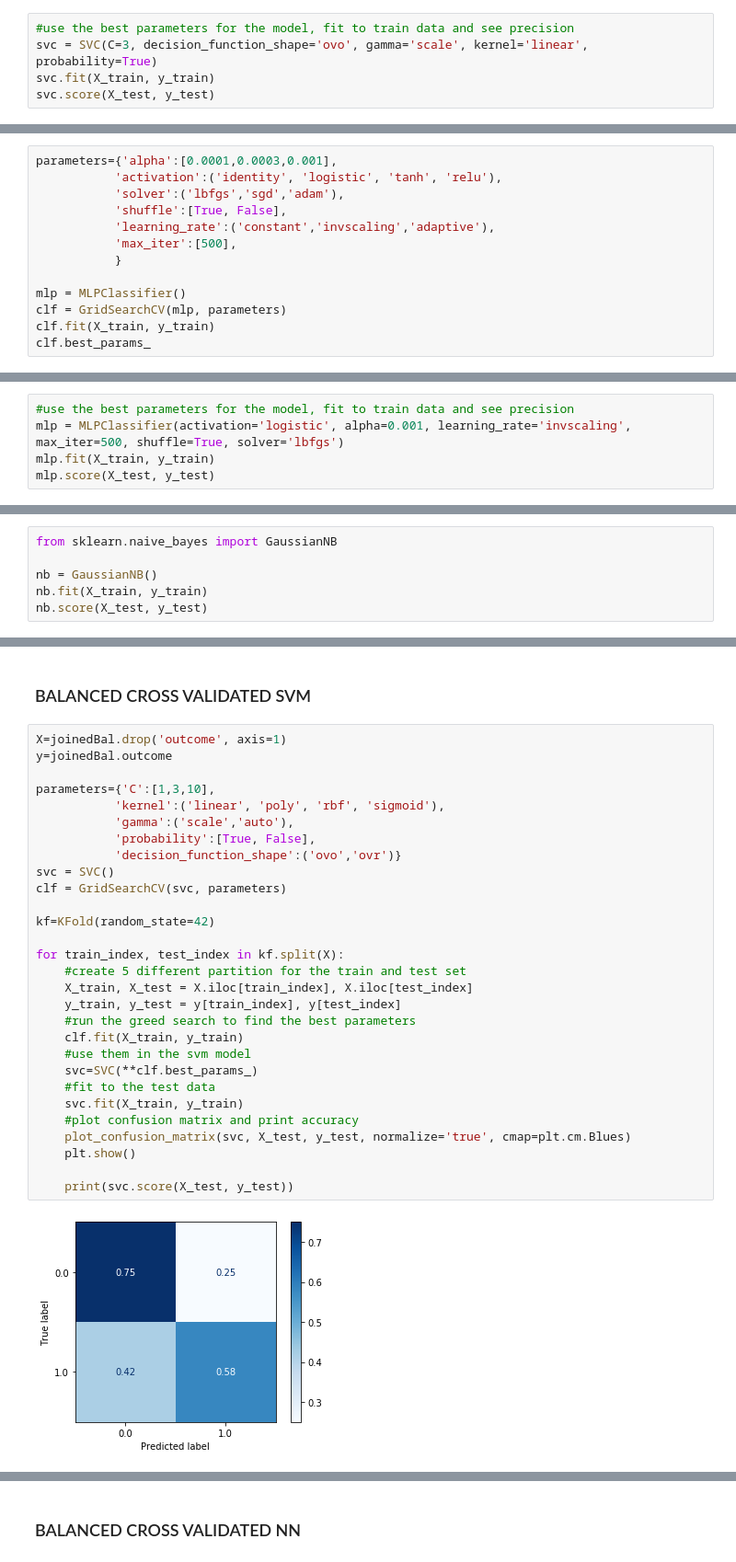
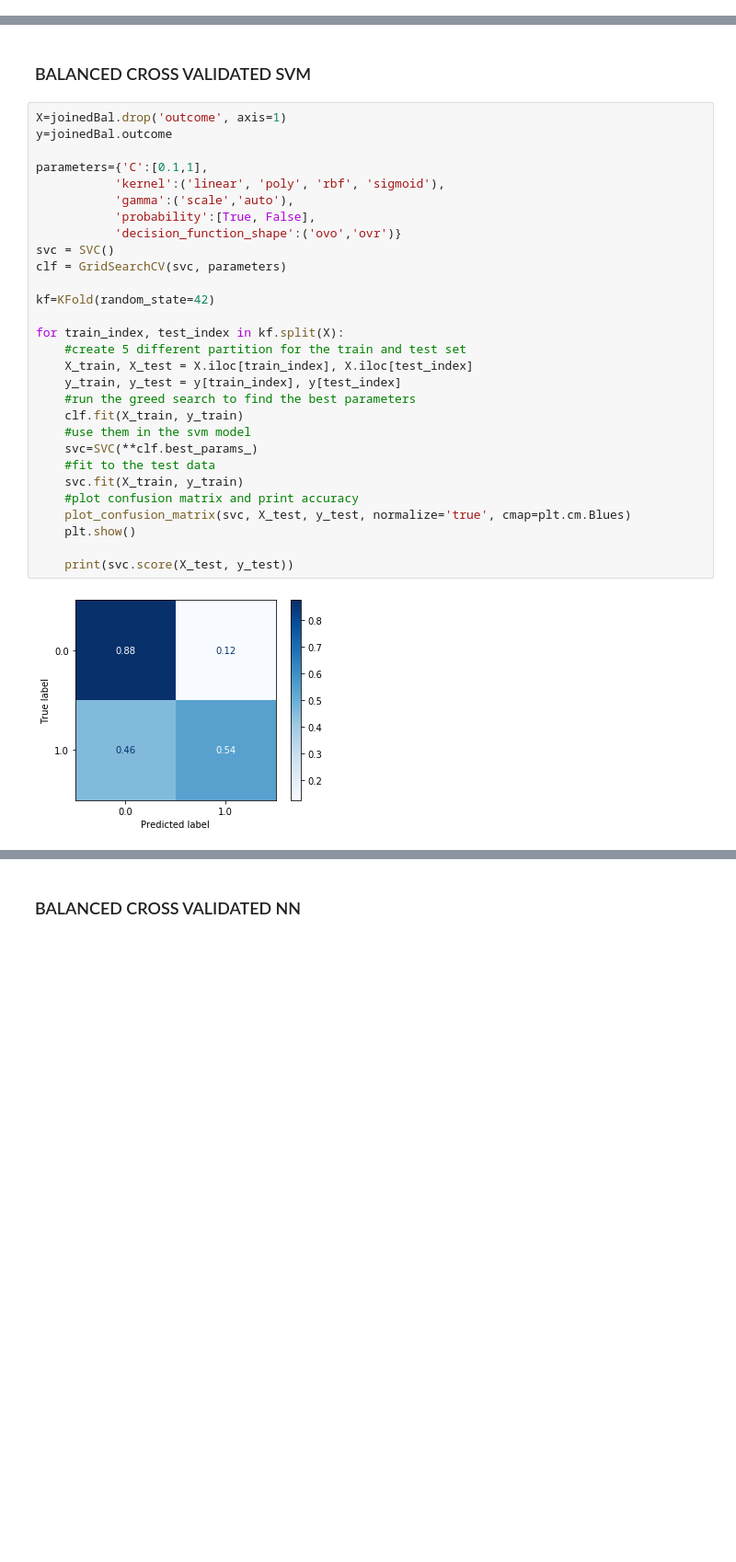
Before and after one commit to giulianosoced/YouTube-virus-NLP, a Jupyter notebook: Tesi_analisi.ipynb, the cells around one changed output, grey strips where cells are left out. Shown at 92% size. Saved outputs shown, nothing was run; the diff lists cells and outputs as text; blank space fills up the shorter version.

```diff
--- a/Tesi_analisi.ipynb
+++ b/Tesi_analisi.ipynb
@@ -573,5 +556,0 @@ clf.best_params_
-# %%
-#use the best parameters for the model, fit to train data and see precision
-svc = SVC(C=3, decision_function_shape='ovo', gamma='scale', kernel='linear', probability=True)
-svc.fit(X_train, y_train)
-svc.score(X_test, y_test)
@@ -590,13 +558,0 @@ might be overfitted. now let's try other classifiers
-# %%
-parameters={'alpha':[0.0001,0.0003,0.001],
-           'activation':('identity', 'logistic', 'tanh', 'relu'),
-           'solver':('lbfgs','sgd','adam'),
-           'shuffle':[True, False],
-           'learning_rate':('constant','invscaling','adaptive'),
-           'max_iter':[500],
-           }
-
-mlp = MLPClassifier()
-clf = GridSearchCV(mlp, parameters)
-clf.fit(X_train, y_train)
-clf.best_params_
@@ -610,5 +558,0 @@ clf.best_params_
-# %%
-#use the best parameters for the model, fit to train data and see precision
-mlp = MLPClassifier(activation='logistic', alpha=0.001, learning_rate='invscaling', max_iter=500, shuffle=True, solver='lbfgs')
-mlp.fit(X_train, y_train)
-mlp.score(X_test, y_test)
@@ -625,6 +564,0 @@ plt.show()
-# %%
-from sklearn.naive_bayes import GaussianNB
-
-nb = GaussianNB()
-nb.fit(X_train, y_train)
-nb.score(X_test, y_test)
@@ -763,31 +702,31 @@ joinedBal=joinedBal.reset_index(drop=True)
 # %%
 X=joinedBal.drop('outcome', axis=1)
 y=joinedBal.outcome
 
-parameters={'C':[1,3,10],
+parameters={'C':[0.1,1],
            'kernel':('linear', 'poly', 'rbf', 'sigmoid'),
            'gamma':('scale','auto'),
            'probability':[True, False],
            'decision_function_shape':('ovo','ovr')}
 svc = SVC()
 clf = GridSearchCV(svc, parameters)
 
 kf=KFold(random_state=42)
 
 for train_index, test_index in kf.split(X):
     #create 5 different partition for the train and test set
     X_train, X_test = X.iloc[train_index], X.iloc[test_index]
     y_train, y_test = y[train_index], y[test_index]
     #run the greed search to find the best parameters
     clf.fit(X_train, y_train)
     #use them in the svm model
     svc=SVC(**clf.best_params_)
     #fit to the test data
     svc.fit(X_train, y_train)
     #plot confusion matrix and print accuracy
     plot_confusion_matrix(svc, X_test, y_test, normalize='true', cmap=plt.cm.Blues)
     plt.show()
 
     print(svc.score(X_test, y_test))
 # %% [output]
-[figure, old version]
+[figure, new version]
```
Also changed, not shown: parts of 39 cells of this notebook.
